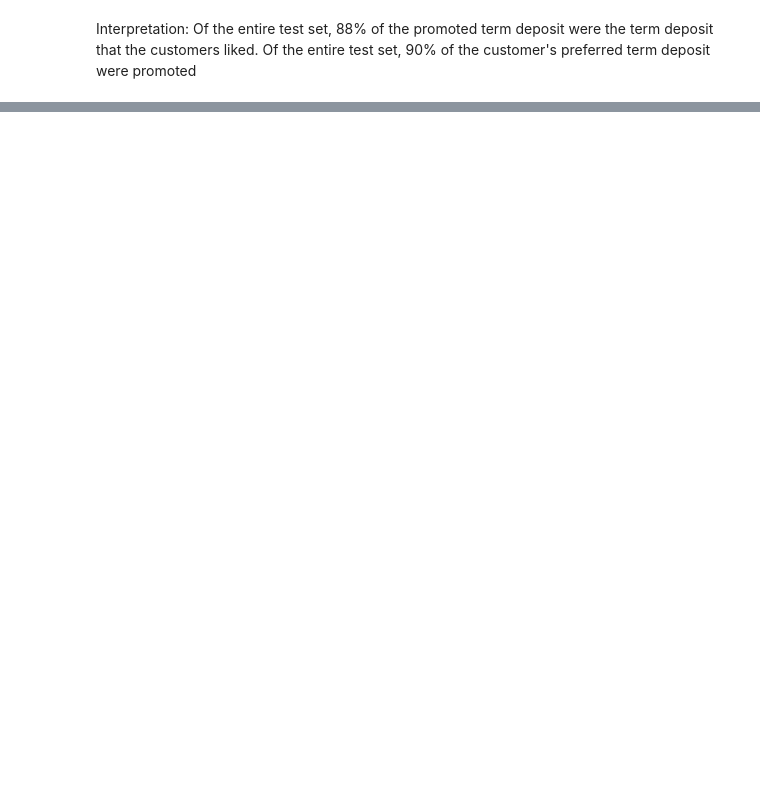
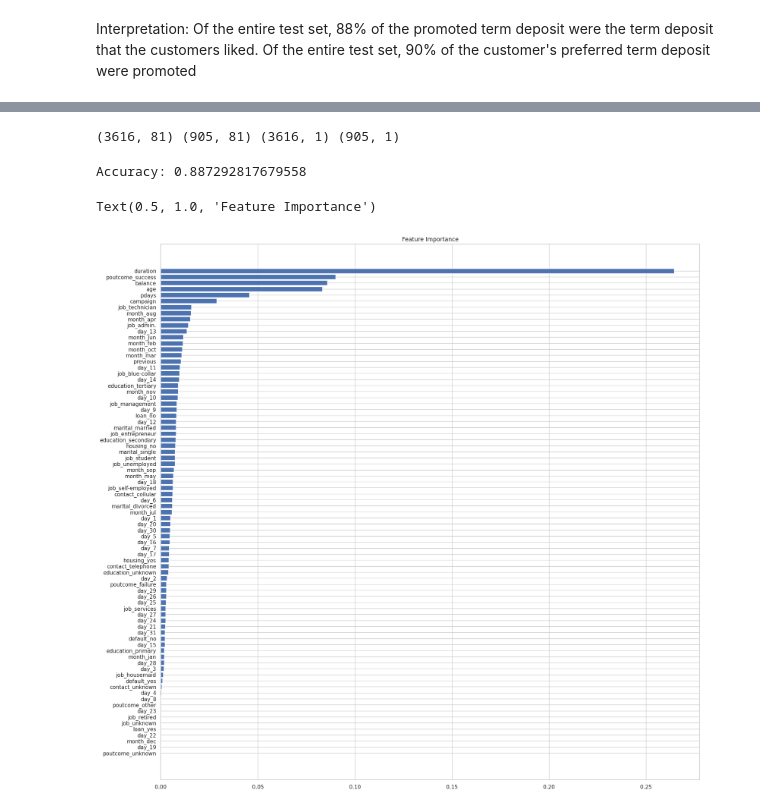
Before and after one commit to namratabiswas/Linear-Regression, a Jupyter notebook: Logistic_Regression_Marketing_Campaigns.ipynb, the cells around one changed output, grey strips where cells are left out. Drawn from its saved outputs; the diff is of its cells as text; code cells hidden in the pictures; blank space fills up the shorter version.

```diff
--- a/Logistic_Regression_Marketing_Campaigns.ipynb
+++ b/Logistic_Regression_Marketing_Campaigns.ipynb
@@ -398,0 +504,31 @@ Of the entire test set, 88% of the promoted term deposit were the term deposit t
+# %%
+from sklearn.model_selection import train_test_split
+#data_final[feature_name], data_final[labl_name]
+X = data_final[feature_name]
+y = data_final[labl_name]
+X_train, X_test, y_train, y_test = train_test_split(X, y, test_size = 0.2, random_state = 13)
+print(X_train.shape, X_test.shape, y_train.shape, y_test.shape)
+# %% [output]
+(3616, 81) (905, 81) (3616, 1) (905, 1)
+# %%
+from sklearn.tree import DecisionTreeClassifier
+model = DecisionTreeClassifier(random_state = 13)
+model.fit(X_train, y_train)
+predicted = model.predict(X_test)
+# %%
+from sklearn.metrics import accuracy_score
+accuracy = accuracy_score(predicted, y_test)
+print(f'Accuracy: {accuracy}')
+# %% [output]
+Accuracy: 0.887292817679558
+# %%
+
+feature_importance = model.feature_importances_
+sorted_idx = np.argsort(feature_importance)
+fig = plt.figure(figsize=(20, 20))
+plt.barh(range(len(sorted_idx)), feature_importance[sorted_idx], align='center')
+plt.yticks(range(len(sorted_idx)), np.array(X_test.columns)[sorted_idx])
+plt.title('Feature Importance')
+# %% [output]
+Text(0.5, 1.0, 'Feature Importance')
+[figure, added]
```
Also changed, not shown: parts of 19 cells of this notebook.
